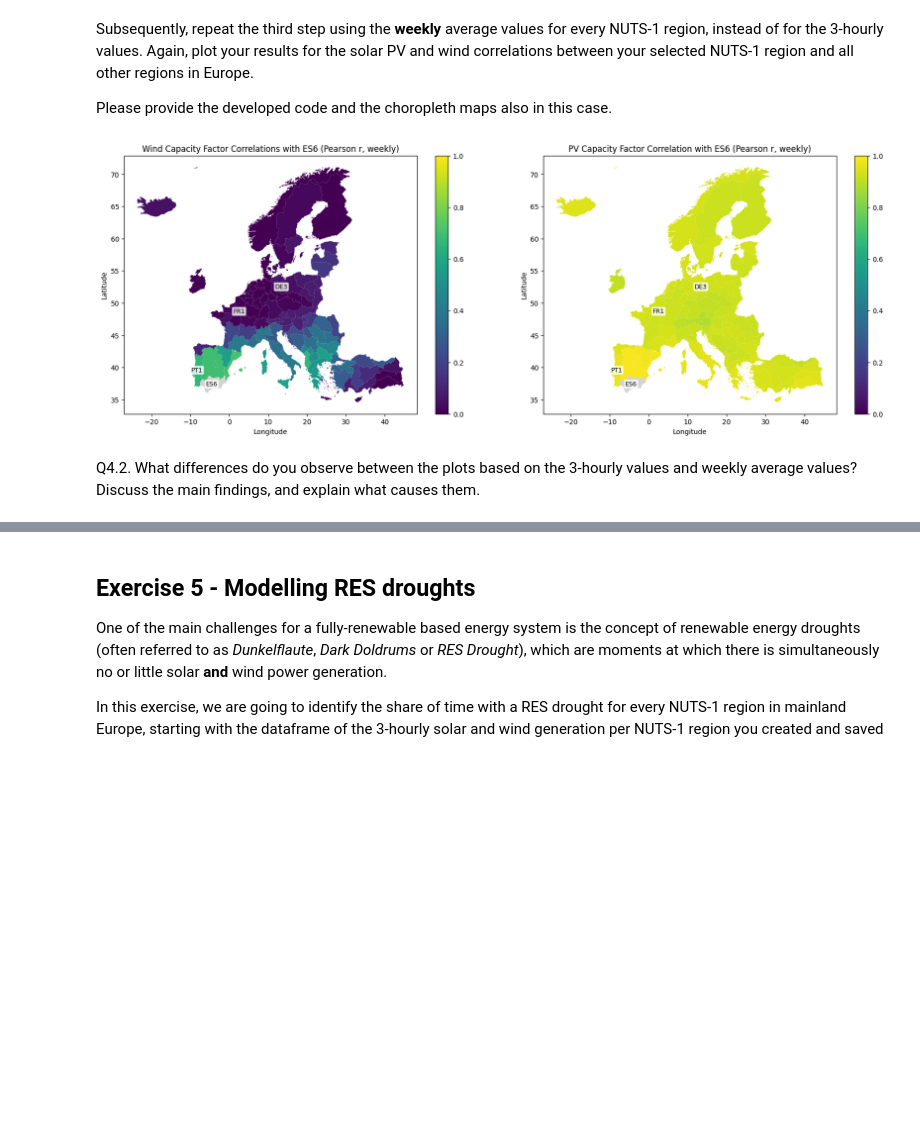
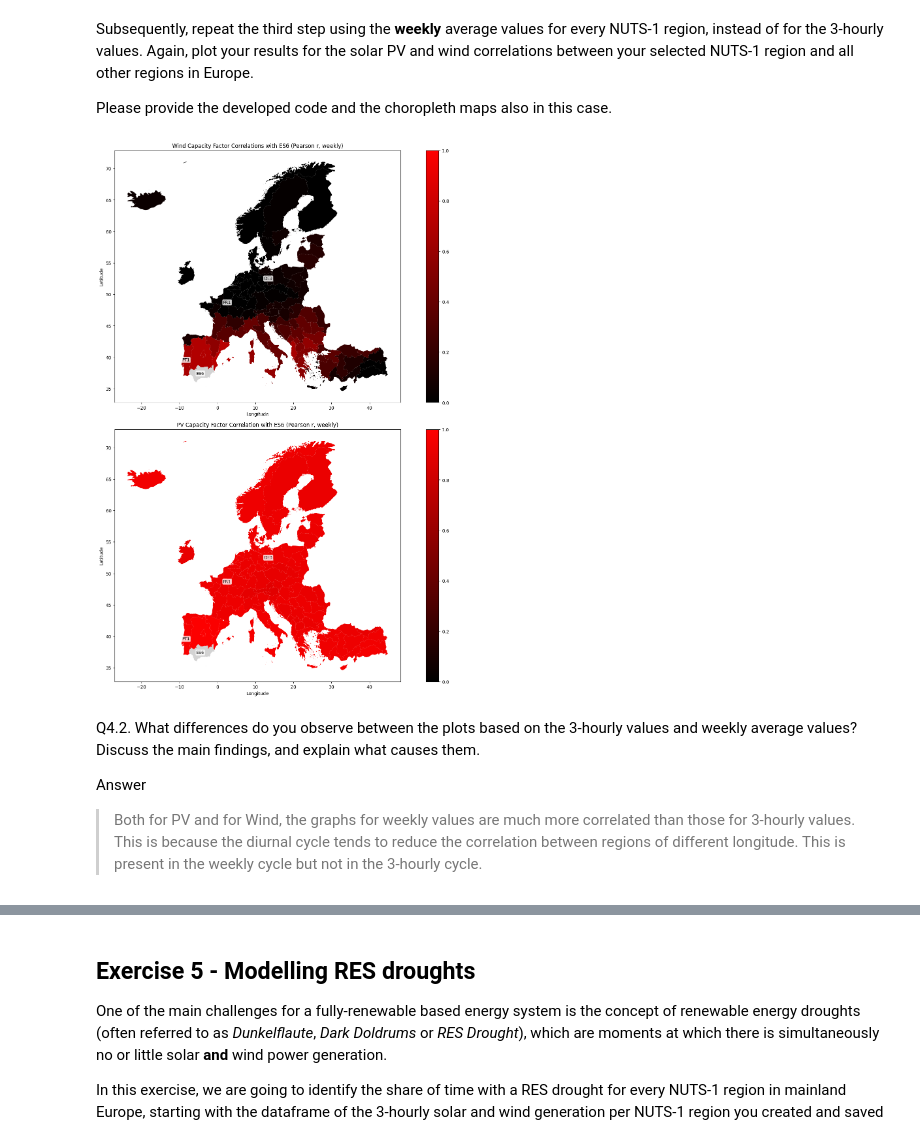
Before and after one commit to victorelgersma/dafs, a Jupyter notebook: final_assignment/AssignmentESMFinal.ipynb, the cells around one changed output, grey strips where cells are left out. Drawn from its saved outputs; the diff is of its cells as text; code cells hidden in the pictures; blank space fills up the shorter version.

```diff
--- a/final_assignment/AssignmentESMFinal.ipynb
+++ b/final_assignment/AssignmentESMFinal.ipynb
@@ -20,3 +10,19 @@ In this final assignment for the Energy System Modelling module, you will first
+# %%
+# Set default colormap
+
+import matplotlib as mpl
+from matplotlib.colors import LinearSegmentedColormap
+
+black_red = LinearSegmentedColormap.from_list(
+    "black_red",
+    ["black", "red"]
+)
+
+# Register it once
+mpl.colormaps.register(black_red)
+
+# Set it as the default colormap
+mpl.rcParams["image.cmap"] = "black_red"
 # %% [markdown]
 # Table of contents
 
@@ -969,7 +969,7 @@ corr_3_hourly = gdf_nuts1.join(corr)
 # %%
 # Plot geo map with this correlation as a label:
 # Replot:
-(fig, ax) = plt.subplots(1, 2, figsize=(17, 6), constrained_layout=True)
+(fig, ax) = plt.subplots(2, 1, figsize=(17, 17), constrained_layout=True)
 
 corr_3_hourly.plot(
     ax=ax[0],
@@ -978,6 +978,7 @@ corr_3_hourly.plot(
     missing_kwds={"color": "lightgrey", "label": "Reference region (ES6)"},
     vmin=0,
     vmax=1,
+    linewidth=0.1
 )
 ax[0].set_title(f"Wind Capacity Factor Correlations with {'ES6'} (Pearson r 3-hourly)")
 corr_3_hourly.plot(
@@ -987,6 +988,7 @@ corr_3_hourly.plot(
     missing_kwds={"color": "lightgrey", "label": "Reference region (ES6)"},
     vmin=0,
     vmax=1,
+    linewidth=0.1,
 )
 for a in ax:
     a.set_xlabel("Longitude")
@@ -1036,53 +1040,59 @@ corr_weekly = gdf_nuts1.join(corr)
 # %%
 # Plot geo map with this correlation as a label:
 # Replot:
-(fig, ax) = plt.subplots(1, 2, figsize=(17, 6), constrained_layout=True)
+(fig, ax) = plt.subplots(2, 1, figsize=(17, 17), constrained_layout=True)
 
+gdf = corr_weekly
 
-corr_weekly.plot(
+gdf.plot(
     ax=ax[0],
     column="wind_corr_with_ES6",
     legend=True,
     missing_kwds={"color": "lightgrey", "label": "Reference region (ES6)"},
     vmin=0,
     vmax=1,
+    linewidth=0.1
 )
 ax[0].set_title(f"Wind Capacity Factor Correlations with {'ES6'} (Pearson r, weekly)")
-corr_weekly.plot(
+gdf.plot(
     ax=ax[1],
     column="pv_corr_with_ES6",
     legend=True,
     missing_kwds={"color": "lightgrey", "label": "Reference region (ES6)"},
     vmin=0,
     vmax=1,
+    linewidth=0.1,
 )
 
 for a in ax:
     a.set_xlabel("Longitude")
     a.set_ylabel("Latitude")
 ax[1].set_title(f"PV Capacity Factor Correlation with {'ES6'} (Pearson r, weekly)")
 labels = ["ES6", "PT1", "FR1", "DE3"]
 points = gdf_nuts1.geometry.representative_point()
 
 for a in ax:
     for lab in labels:
         p = points.loc[lab]
         a.text(
             p.x,
             p.y,
             lab,
             fontsize=9,
             ha="center",
             va="center",
             bbox=dict(boxstyle="round,pad=0.2", fc="white", ec="none", alpha=0.8),
         )
 
 
 fig.savefig("correlations_weekly.png")
 # %% [output]
-[figure, old version]
+[figure, new version]
 # %% [markdown]
 Q4.2. What differences do you observe between the plots based on the 3-hourly values and weekly average values? Discuss the main findings, and explain what causes them.
+
+Answer
+> Both for PV and for Wind, the graphs for weekly values are much more correlated than those for 3-hourly values. This is because the diurnal cycle tends to reduce the correlation between regions of different longitude. This is present in the weekly cycle but not in the 3-hourly cycle.
 # %%
 from PIL import Image
 from IPython.display import Image as IPyImage, display
```
Also changed, not shown: parts of 35 cells of this notebook, 4 other files.
